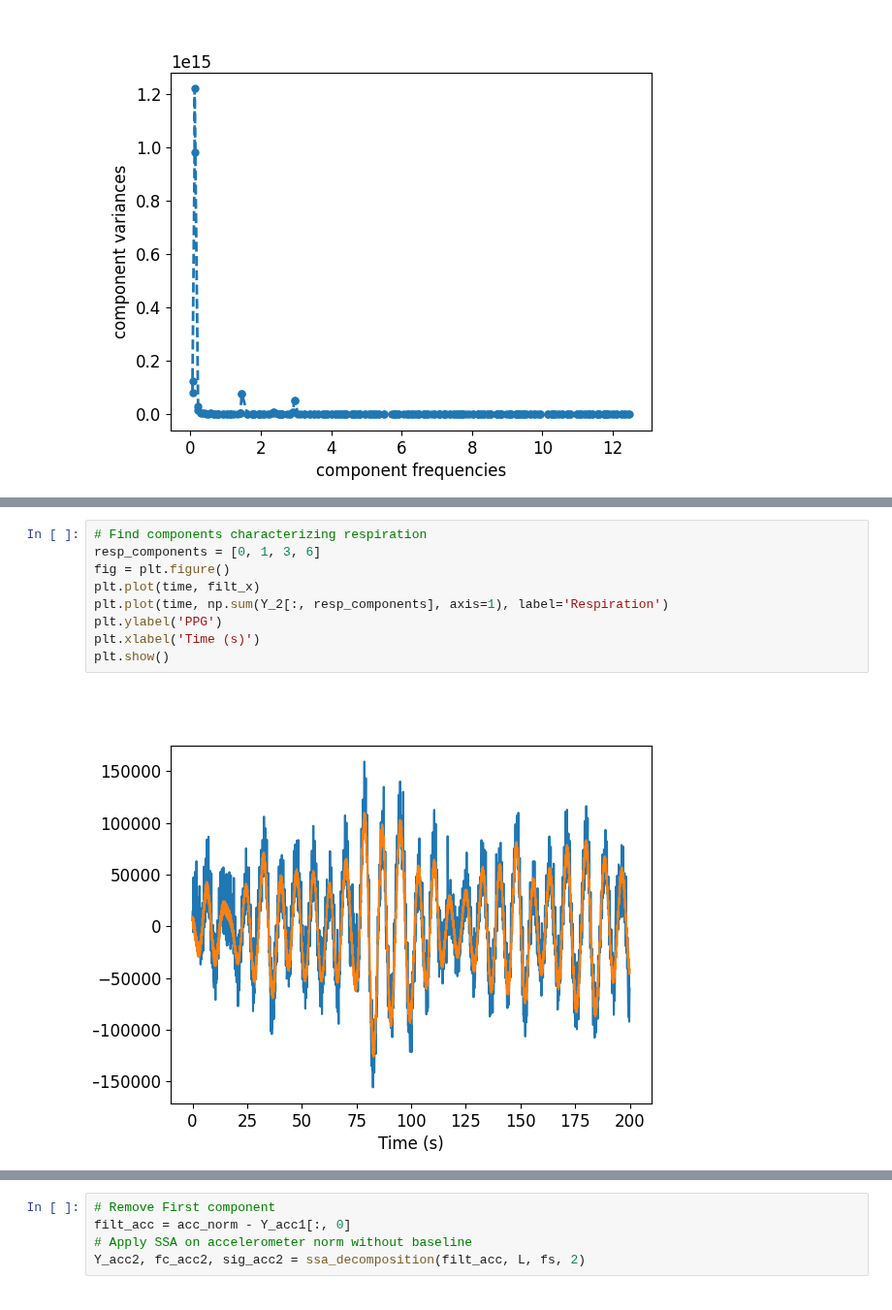
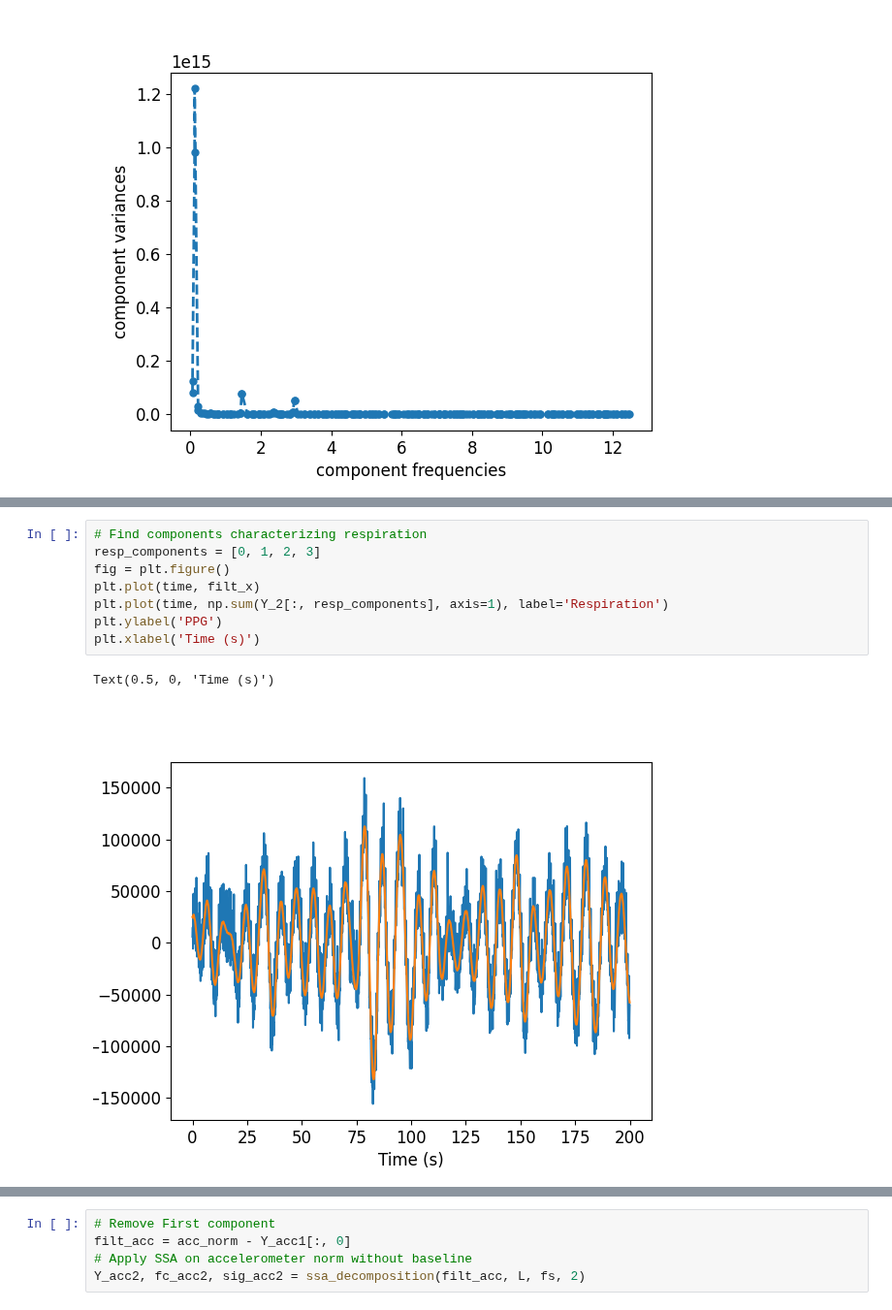
Before and after one commit to roduit/EE-512-Biomedical-signal-processing, a Jupyter notebook: labs/lab08/Jupyter/Experiment3.ipynb, the cells around one changed output, grey strips where cells are left out. Shown at 97% size. Drawn from its saved outputs; the diff is of its cells as text.

```diff
--- a/labs/lab08/Jupyter/Experiment3.ipynb
+++ b/labs/lab08/Jupyter/Experiment3.ipynb
@@ -82,11 +87,11 @@ Y_2, fc_2, sig_2 = ssa_decomposition(filt_x, L, fs, 2)
 # %%
 # Find components characterizing respiration
-resp_components = [0, 1, 3, 6]
+resp_components = [0, 1, 2, 3]
 fig = plt.figure()
 plt.plot(time, filt_x)
 plt.plot(time, np.sum(Y_2[:, resp_components], axis=1), label='Respiration')
 plt.ylabel('PPG')
 plt.xlabel('Time (s)')
-plt.show()
 # %% [output]
+Text(0.5, 0, 'Time (s)')
-[figure, old version]
+[figure, new version]
```
Also changed, not shown: parts of 14 cells of this notebook.
